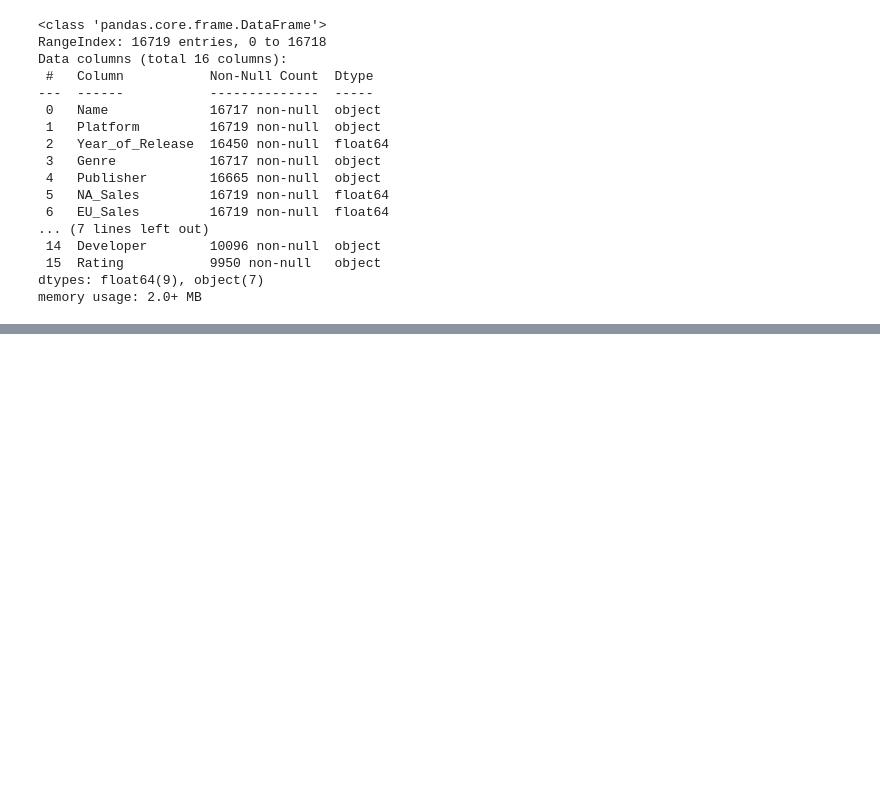
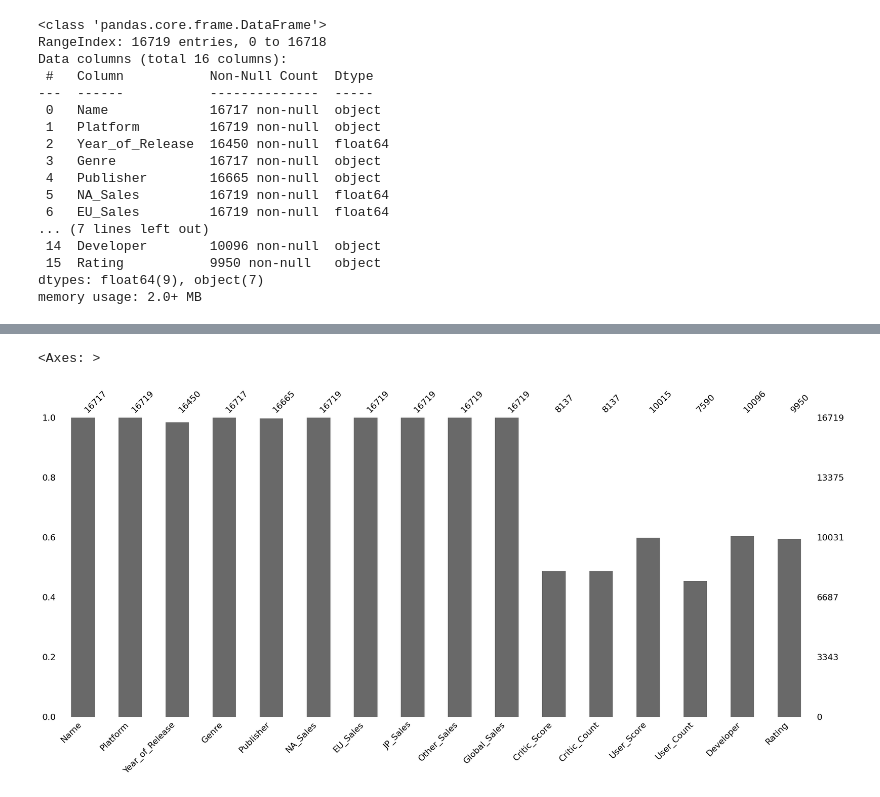
Before and after one commit to SamuelhBueno/DataVisualization, a Jupyter notebook: CA1.ipynb, the cells around one changed output, grey strips where cells are left out. Saved outputs shown, nothing was run; the diff lists cells and outputs as text; code cells hidden in the pictures; blank space fills up the shorter version.

```diff
--- a/CA1.ipynb
+++ b/CA1.ipynb
@@ -44,0 +141,7 @@ df.isnull()
+# %%
+import missingno as msno
+
+msno.bar(df)
+# %% [output]
+<Axes: >
+[figure, added]
```
Also changed, not shown: parts of 7 cells of this notebook.
